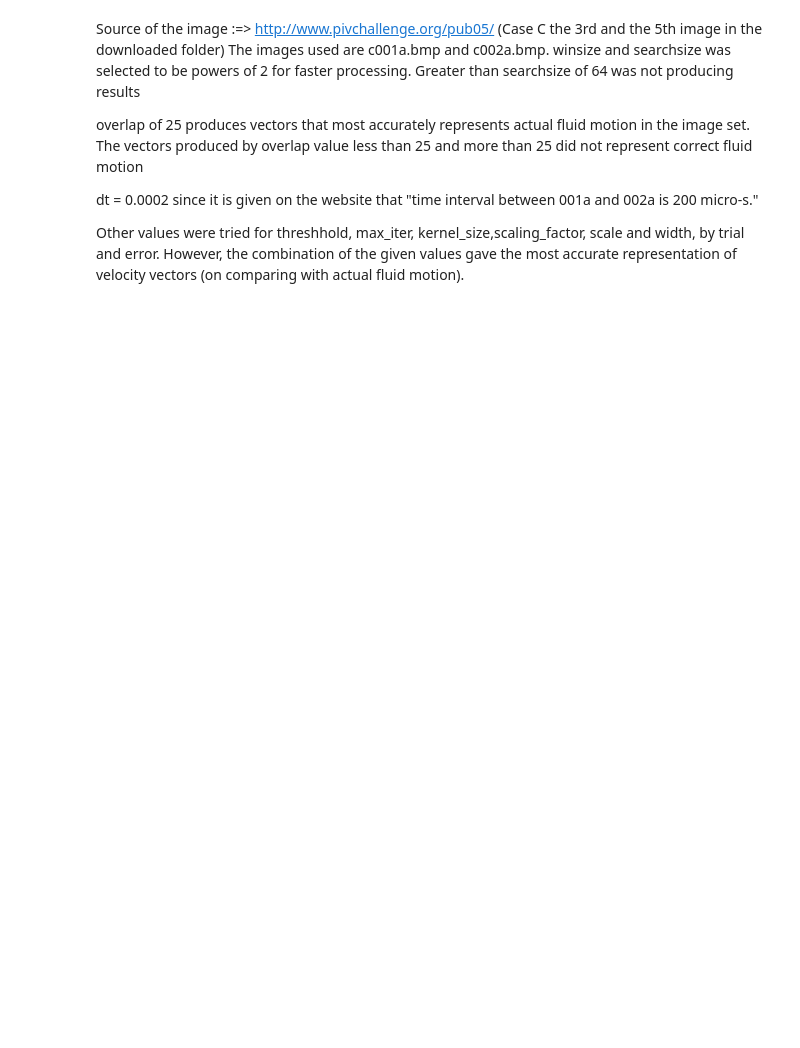
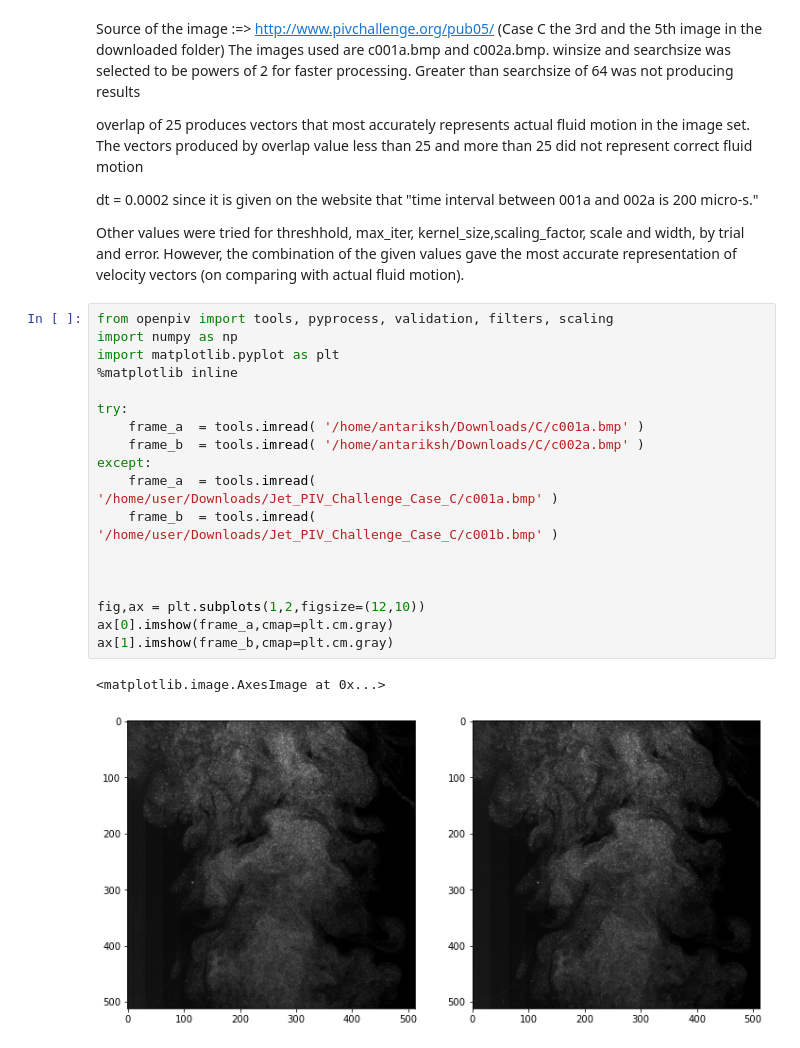
Before and after one commit to AntarikshVishwakarma/Jet-Analysis-Module, a Jupyter notebook: Jet velocity analysis.ipynb, the cells around one changed output. Drawn from its saved outputs; the diff is of its cells as text; blank space fills up the shorter version.

```diff
--- a/Jet velocity analysis.ipynb
+++ b/Jet velocity analysis.ipynb
@@ -7,3 +7,24 @@ overlap of 25 produces vectors that most accurately represents actual fluid moti
 dt = 0.0002 since it is given on the website that "time interval between 001a and 002a is 200 micro-s."
 
 Other values were tried for threshhold, max_iter, kernel_size,scaling_factor, scale and width, by trial and error. However, the combination of the given values gave the most accurate representation of velocity vectors (on comparing with actual fluid motion).
+# %%
+from openpiv import tools, pyprocess, validation, filters, scaling
+import numpy as np
+import matplotlib.pyplot as plt
+%matplotlib inline
+
+try:
+    frame_a  = tools.imread( '/home/antariksh/Downloads/C/c001a.bmp' )
+    frame_b  = tools.imread( '/home/antariksh/Downloads/C/c002a.bmp' )
+except:
+    frame_a  = tools.imread( '/home/user/Downloads/Jet_PIV_Challenge_Case_C/c001a.bmp' )
+    frame_b  = tools.imread( '/home/user/Downloads/Jet_PIV_Challenge_Case_C/c001b.bmp' )
+
+
+
+fig,ax = plt.subplots(1,2,figsize=(12,10))
+ax[0].imshow(frame_a,cmap=plt.cm.gray)
+ax[1].imshow(frame_b,cmap=plt.cm.gray)
+# %% [output]
+<matplotlib.image.AxesImage at 0x...>
+[figure, added]
```
Also changed, not shown: parts of 15 cells of this notebook, 1 other file.
